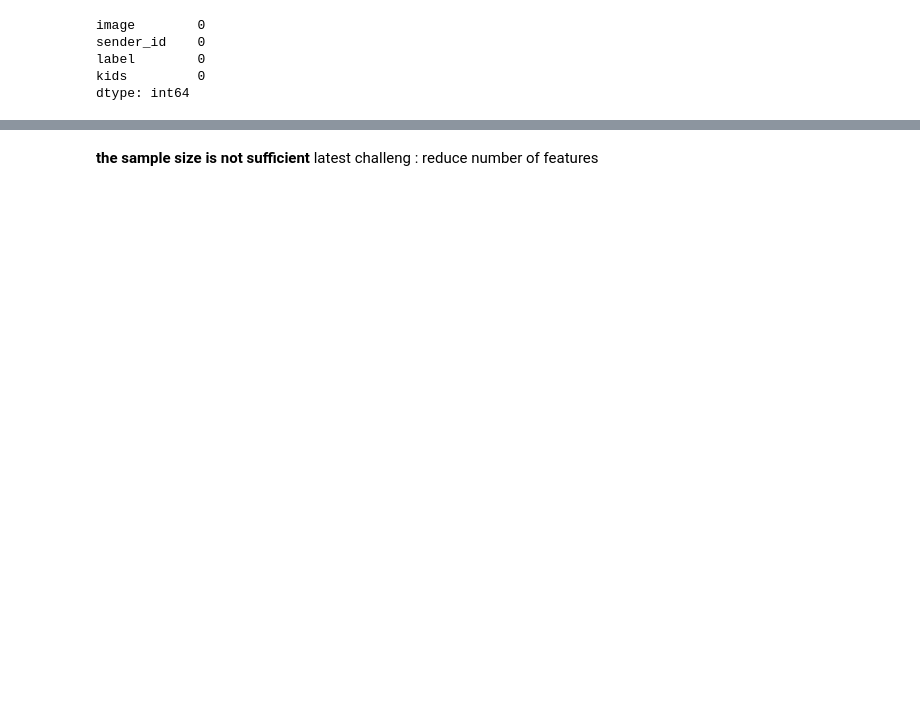
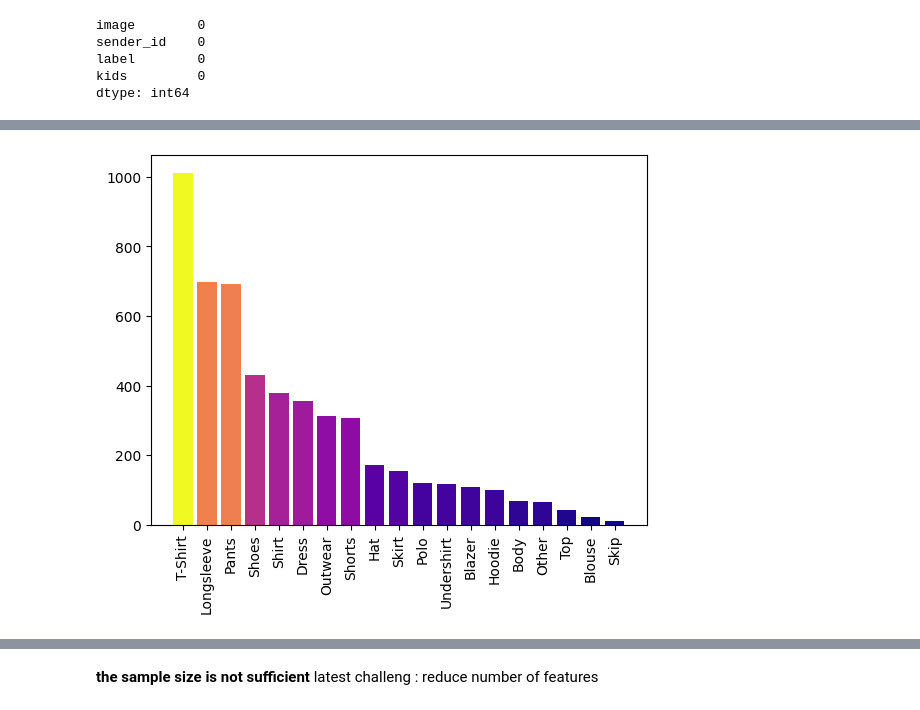
Before and after one commit to SeffySnow/styleSmart, a Jupyter notebook: main.ipynb, the cells around one changed output, grey strips where cells are left out. Cells and saved outputs as stored; diff of their text form; code cells hidden in the pictures; blank space fills up the shorter version.

```diff
--- a/main.ipynb
+++ b/main.ipynb
@@ -72,6 +77,6 @@ dtype: int64
 # %%
-df.dropna(inplace=True)
-df.isna().sum()
+images_without_na = df.dropna(inplace=False)
+images_without_na.isna().sum()
 # %% [output]
 image        0
 sender_id    0
@@ -116,3 +123,14 @@ df.head()
+# %%
+
+fig,ax = plt.subplots()
+my_cmap = plt.get_cmap("plasma")
+y =  images_without_na["label"].value_counts()
+
+ax.bar(x= images_without_na["label"].value_counts().index, height= images_without_na["label"].value_counts().values, color=my_cmap(rescale(y)))
+ax.set_xticklabels(ax.get_xticklabels(), rotation=90)
+plt.show();
+# %% [output]
+[figure, added]
 # %%
 df.columns
 # %% [output]
```
Also changed, not shown: parts of 26 cells of this notebook.
